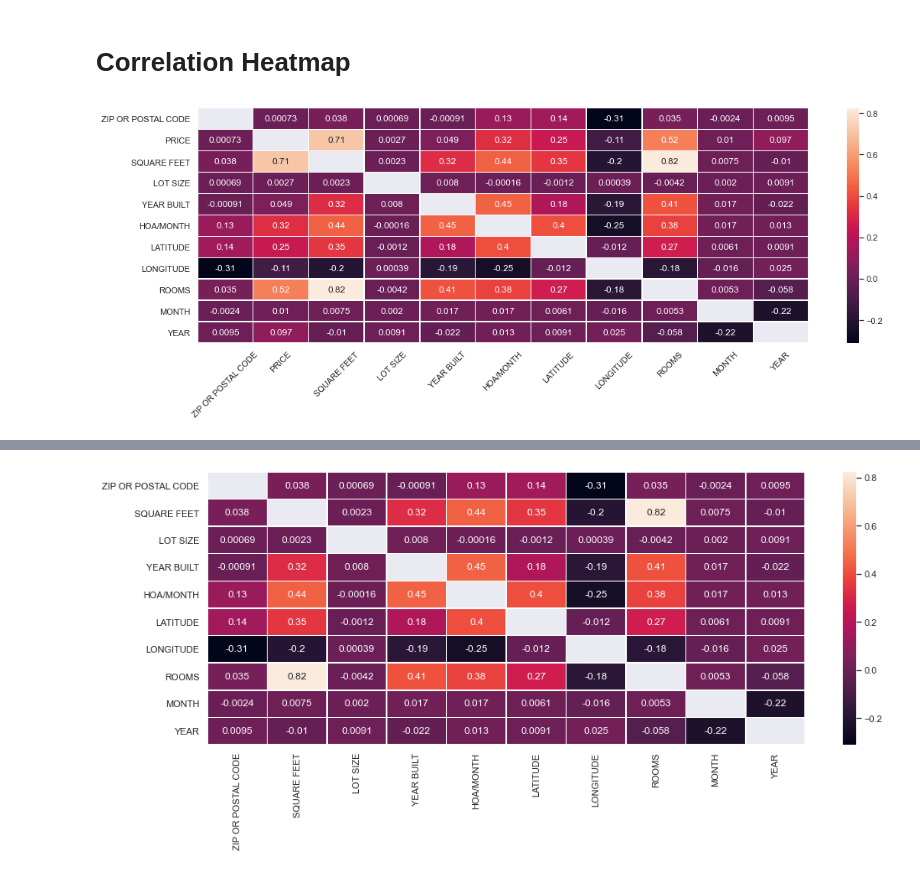
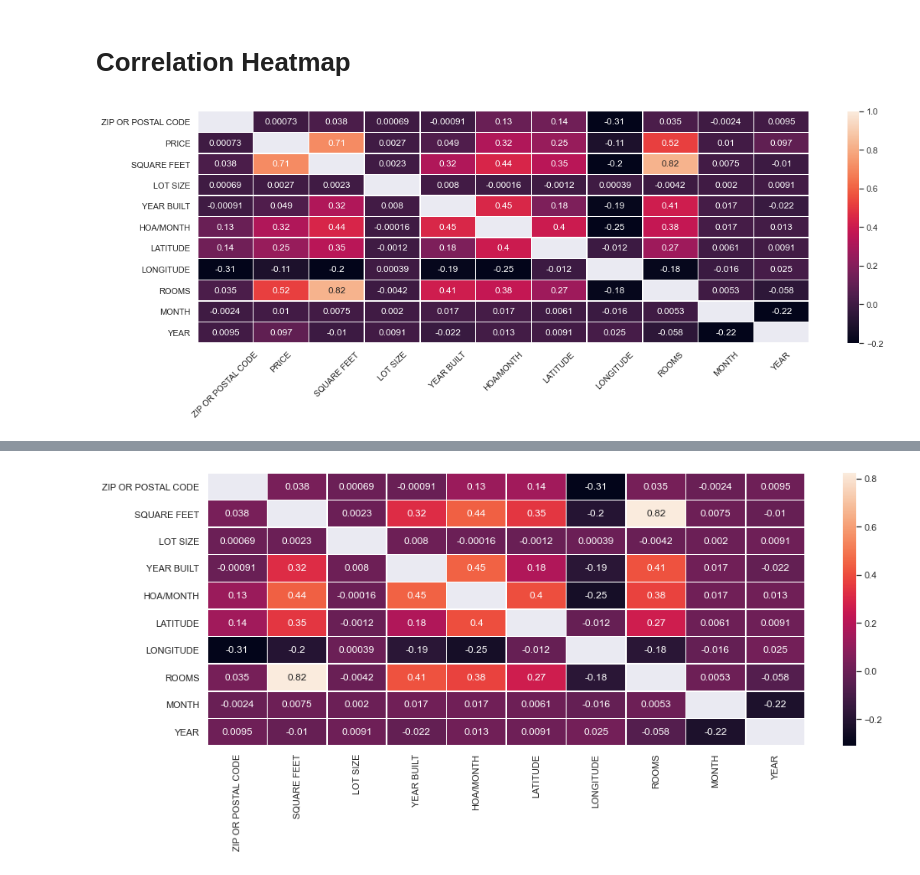
Before and after one commit to randallb15/PredictingSAHomeValues, a Jupyter notebook: EDA.ipynb, the cells around one changed output, grey strips where cells are left out. Cells and saved outputs as stored; diff of their text form; code cells hidden in the pictures.

```diff
--- a/EDA.ipynb
+++ b/EDA.ipynb
@@ -256,10 +256,10 @@ df
 # Correlation Heatmap
 # %%
 mask = np.identity(n=11)
-heatmap = sns.heatmap(df.corr(),linewidths=0.5,annot=True,mask=mask)
+heatmap = sns.heatmap(df.corr(),linewidths=0.5,annot=True,mask=mask,vmin=-0.2,vmax=1)
 plt.xticks(rotation=45)
 plt.tight_layout();
 heatmap = heatmap.get_figure()
 heatmap.savefig('img/heatmap.png')
 # %% [output]
-[figure, old version]
+[figure, new version]
```
Also changed, not shown: parts of 5 cells of this notebook, 2 other files.
